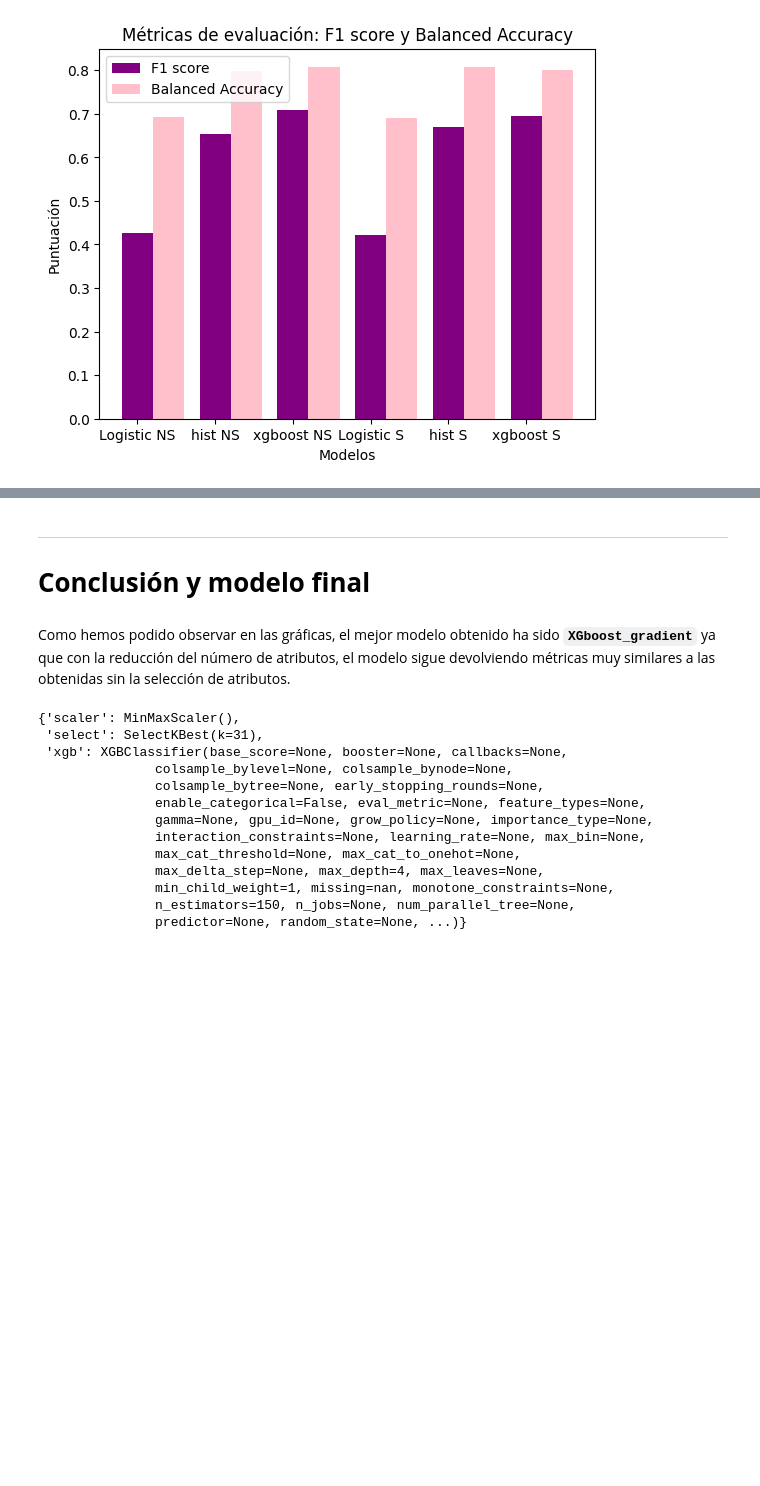
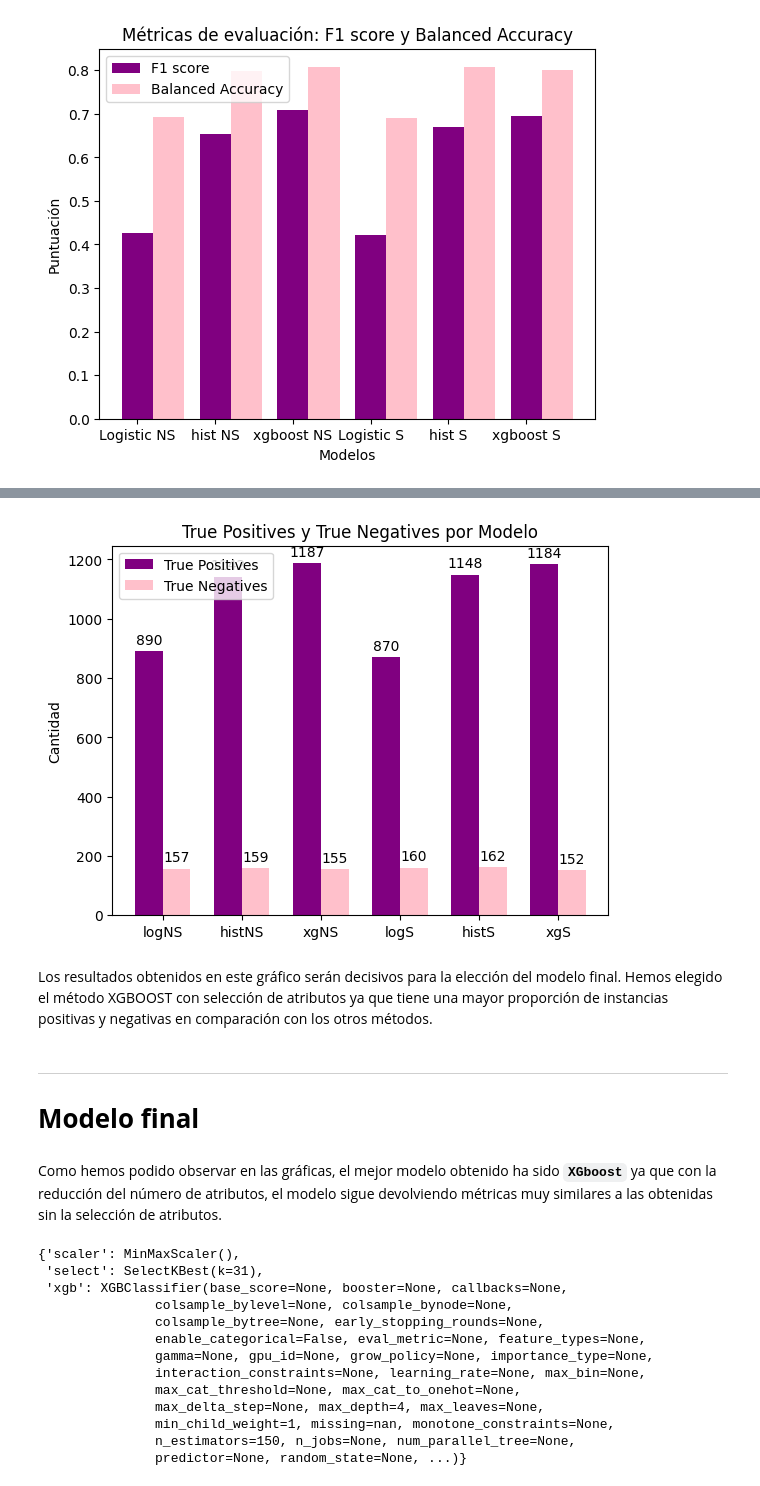
Before and after one commit to AngelMancha/Burnout_prediction_model, a Jupyter notebook: modelo_previo.ipynb, the cells around one changed output, grey strips where cells are left out. Saved outputs shown, nothing was run; the diff lists cells and outputs as text; code cells hidden in the pictures; blank space fills up the shorter version.

Commit message:
Conclusiones finales v1

```diff
--- a/modelo_previo.ipynb
+++ b/modelo_previo.ipynb
@@ -991,9 +968,51 @@ plt.show()
+# %%
+import matplotlib.pyplot as plt
+import numpy as np
+
+# True Positives y True Negatives
+TP = [890, 1142, 1187, 870, 1148, 1184]
+TN = [157, 159, 155, 160, 162, 152]
+
+# Nombres de los modelos
+models = ['logNS', 'histNS', 'xgNS', 'logS', 'histS', 'xgS']
+
+# Configurar el gráfico
+ind = np.arange(len(TP))
+width = 0.35
+fig, ax = plt.subplots()
+rects1 = ax.bar(ind - width/2, TP, width, label='True Positives', color='purple')
+rects2 = ax.bar(ind + width/2, TN, width, label='True Negatives', color='pink')
+
+ax.set_ylabel('Cantidad')
+ax.set_title('True Positives y True Negatives por Modelo')
+ax.set_xticks(ind)
+ax.set_xticklabels(models)
+ax.legend()
+
+# Agregar etiquetas en las barras
+def autolabel(rects):
+    for rect in rects:
+        height = rect.get_height()
+        ax.annotate('{}'.format(height),
+                    xy=(rect.get_x() + rect.get_width() / 2, height),
+                    xytext=(0, 3),
+                    textcoords="offset points",
+                    ha='center', va='bottom')
+
+autolabel(rects1)
+autolabel(rects2)
+
+plt.show()
+# %% [output]
+[figure, added]
+# %% [markdown]
+Los resultados obtenidos en este gráfico serán decisivos para la elección del modelo final. Hemos elegido el método XGBOOST con selección de atributos ya que tiene una mayor proporción de instancias positivas y negativas en comparación con los otros métodos.
 # %% [markdown]
 ---
 
-# **Conclusión y modelo final**
+# **Modelo final**
 # %% [markdown]
-Como hemos podido observar en las gráficas, el mejor modelo obtenido ha sido **``XGboost_gradient``** ya que con la reducción del número de atributos, el modelo sigue devolviendo métricas muy similares a las obtenidas sin la selección de atributos.
+Como hemos podido observar en las gráficas, el mejor modelo obtenido ha sido **``XGboost``** ya que con la reducción del número de atributos, el modelo sigue devolviendo métricas muy similares a las obtenidas sin la selección de atributos.
 # %%
 from sklearn.feature_selection import SelectKBest, f_classif
 from sklearn.pipeline import Pipeline
```
Also changed, not shown: parts of 23 cells of this notebook.
